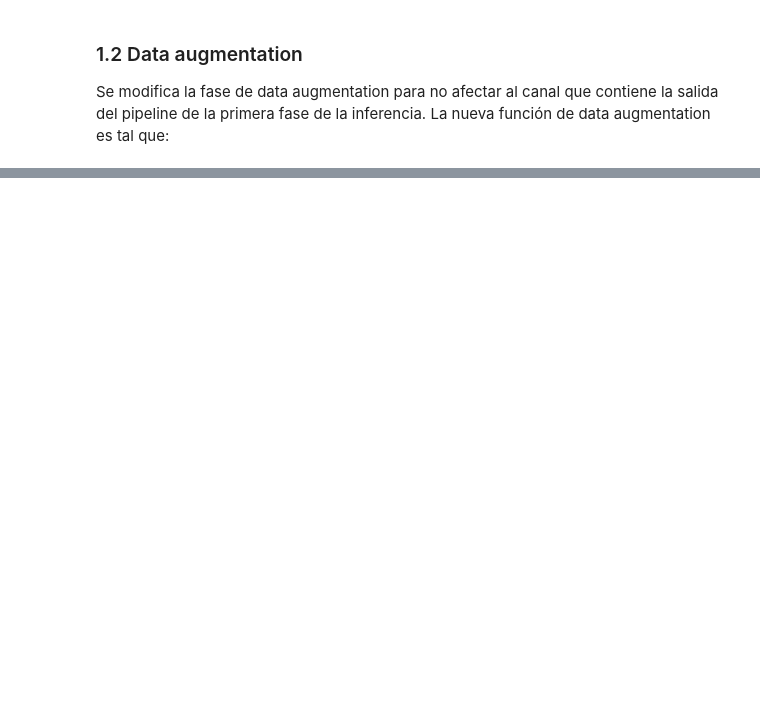
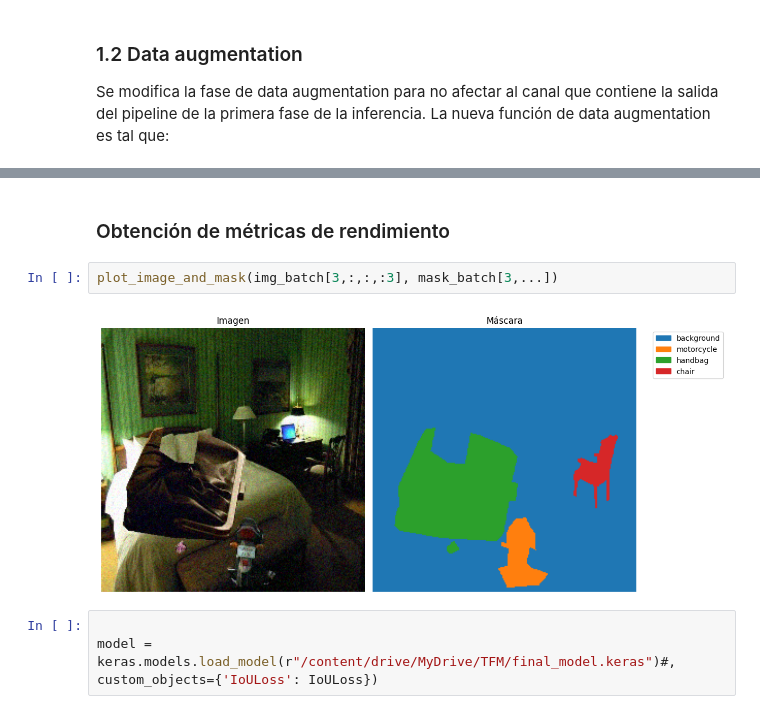
Before and after one commit to rucasca/TFM, a Jupyter notebook: src/data_modeling_final_model.ipynb, the cells around one changed output, grey strips where cells are left out. Cells and saved outputs as stored; diff of their text form; blank space fills up the shorter version.

```diff
--- a/src/data_modeling_final_model.ipynb
+++ b/src/data_modeling_final_model.ipynb
@@ -435,0 +826,9 @@ category_info_objetive
+# %% [markdown]
+### Obtención de métricas de rendimiento
+# %%
+plot_image_and_mask(img_batch[3,:,:,:3], mask_batch[3,...])
+# %% [output]
+[figure, added]
+# %%
+
+model = keras.models.load_model(r"/content/drive/MyDrive/TFM/final_model.keras")#, custom_objects={'IoULoss': IoULoss})
```
Also changed, not shown: parts of 68 cells of this notebook, 2 other files.
